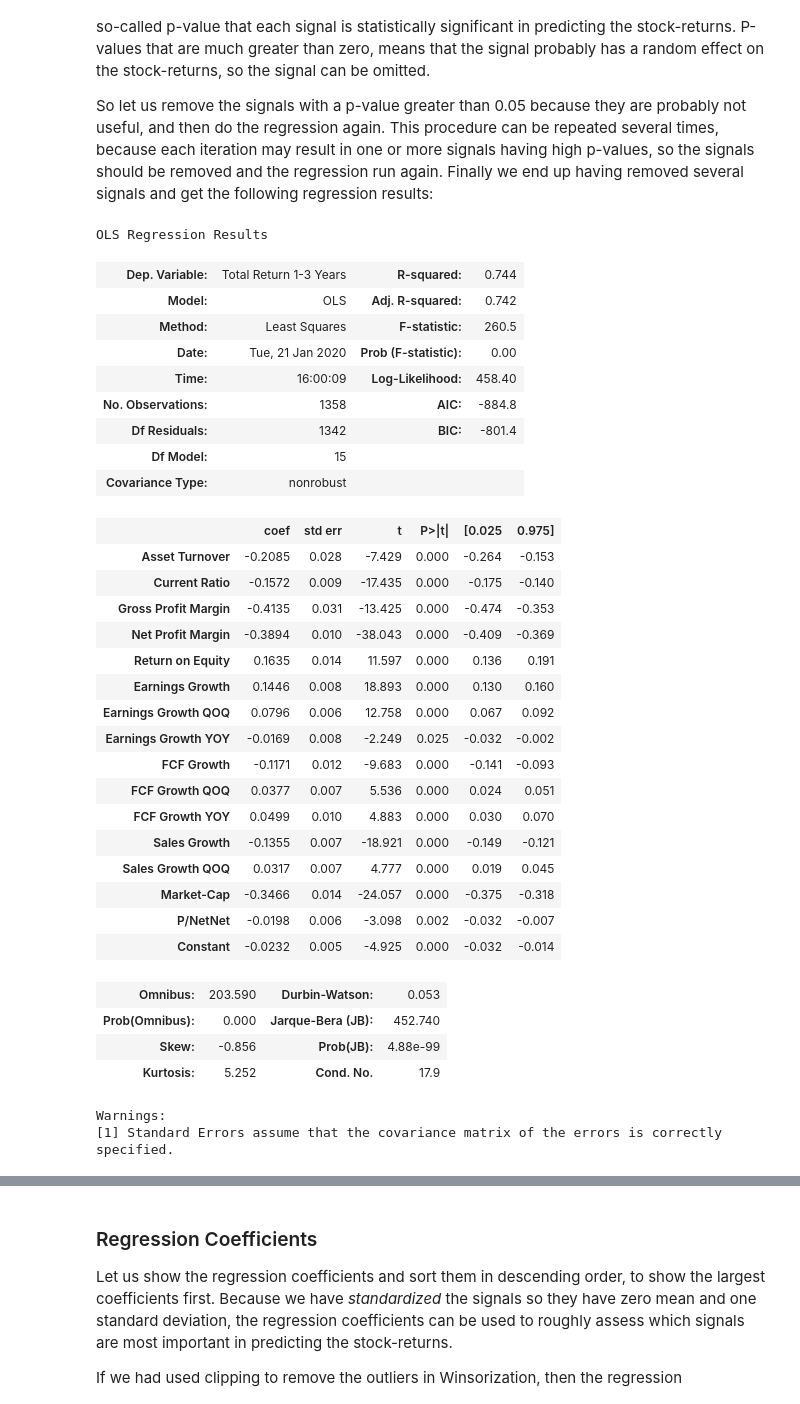
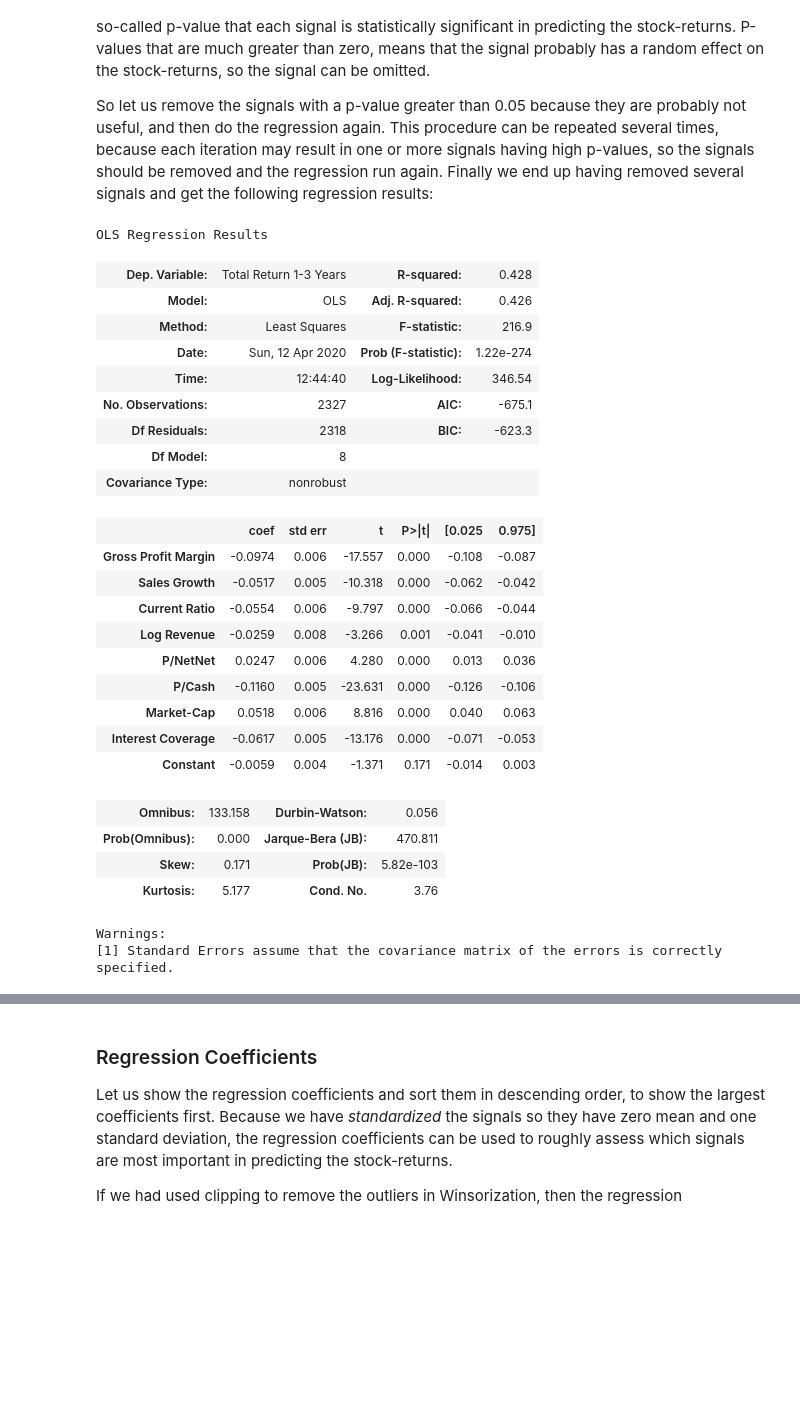
Before and after one commit to SimFin/simfin-tutorials, a Jupyter notebook: 08_Statistical_Analysis.ipynb, the cells around one changed output, grey strips where cells are left out. Drawn from its saved outputs; the diff is of its cells as text; code cells hidden in the pictures; blank space fills up the shorter version.

```diff
--- a/08_Statistical_Analysis.ipynb
+++ b/08_Statistical_Analysis.ipynb
@@ -516,3 +478,0 @@ So let us remove the P/NCAV, P/Book, P/Sales, ROA, and Earnings Yield from the s
-# %%
-columns = [P_NCAV, P_BOOK, P_SALES, ROA, EARNINGS_YIELD]
-df_sig_rets = df_sig_rets.drop(columns=columns)
@@ -618,48 +597,42 @@ Then we look at the column named "P>|t|" in the regression results shown above.
 
 So let us remove the signals with a p-value greater than 0.05 because they are probably not useful, and then do the regression again. This procedure can be repeated several times, because each iteration may result in one or more signals having high p-values, so the signals should be removed and the regression run again. Finally we end up having removed several signals and get the following regression results:
 # %%
-# Remove the signals that are statistically insignificant
-# because they have high p-values in the regression above.
-columns = [P_FCF, PE, SALES_GROWTH_YOY, FCF_YIELD]
-df_sig_rets2 = df_sig_rets.drop(columns=columns)
+# Only use some of the signals.
+columns = [TOTAL_RETURN_1_3Y, GROSS_PROFIT_MARGIN, SALES_GROWTH,
+           CURRENT_RATIO, LOG_REVENUE, P_NETNET, P_CASH,
+           MARKET_CAP, INTEREST_COVERAGE]
+df = df_sig_rets[columns]
 
 # Perform the Linear Regression again using remaining signals.
-model2 = regression(df=df_sig_rets2)
+model2 = regression(df=df)
 
 # Show the results.
 model2.summary()
 # %% [output]
 OLS Regression Results
-| Dep. Variable: | Total Return 1-3 Years | R-squared: | 0.744 |
-| Model: | OLS | Adj. R-squared: | 0.742 |
-| Method: | Least Squares | F-statistic: | 260.5 |
-| Date: | Tue, 21 Jan 2020 | Prob (F-statistic): | 0.00 |
-| Time: | 16:00:09 | Log-Likelihood: | 458.40 |
-| No. Observations: | 1358 | AIC: | -884.8 |
-| Df Residuals: | 1342 | BIC: | -801.4 |
-| Df Model: | 15 |  |  |
+| Dep. Variable: | Total Return 1-3 Years | R-squared: | 0.428 |
+| Model: | OLS | Adj. R-squared: | 0.426 |
+| Method: | Least Squares | F-statistic: | 216.9 |
+| Date: | Sun, 12 Apr 2020 | Prob (F-statistic): | 1.22e-274 |
+| Time: | 12:44:40 | Log-Likelihood: | 346.54 |
+| No. Observations: | 2327 | AIC: | -675.1 |
+| Df Residuals: | 2318 | BIC: | -623.3 |
+| Df Model: | 8 |  |  |
 | Covariance Type: | nonrobust |  |  |
 |  | coef | std err | t | P>|t| | [0.025 | 0.975] |
-| Asset Turnover | -0.2085 | 0.028 | -7.429 | 0.000 | -0.264 | -0.153 |
-| Current Ratio | -0.1572 | 0.009 | -17.435 | 0.000 | -0.175 | -0.140 |
-| Gross Profit Margin | -0.4135 | 0.031 | -13.425 | 0.000 | -0.474 | -0.353 |
-| Net Profit Margin | -0.3894 | 0.010 | -38.043 | 0.000 | -0.409 | -0.369 |
-| Return on Equity | 0.1635 | 0.014 | 11.597 | 0.000 | 0.136 | 0.191 |
-| Earnings Growth | 0.1446 | 0.008 | 18.893 | 0.000 | 0.130 | 0.160 |
-| Earnings Growth QOQ | 0.0796 | 0.006 | 12.758 | 0.000 | 0.067 | 0.092 |
-| Earnings Growth YOY | -0.0169 | 0.008 | -2.249 | 0.025 | -0.032 | -0.002 |
-| FCF Growth | -0.1171 | 0.012 | -9.683 | 0.000 | -0.141 | -0.093 |
-| FCF Growth QOQ | 0.0377 | 0.007 | 5.536 | 0.000 | 0.024 | 0.051 |
-| FCF Growth YOY | 0.0499 | 0.010 | 4.883 | 0.000 | 0.030 | 0.070 |
-| Sales Growth | -0.1355 | 0.007 | -18.921 | 0.000 | -0.149 | -0.121 |
-| Sales Growth QOQ | 0.0317 | 0.007 | 4.777 | 0.000 | 0.019 | 0.045 |
-| Market-Cap | -0.3466 | 0.014 | -24.057 | 0.000 | -0.375 | -0.318 |
-| P/NetNet | -0.0198 | 0.006 | -3.098 | 0.002 | -0.032 | -0.007 |
-| Constant | -0.0232 | 0.005 | -4.925 | 0.000 | -0.032 | -0.014 |
+| Gross Profit Margin | -0.0974 | 0.006 | -17.557 | 0.000 | -0.108 | -0.087 |
+| Sales Growth | -0.0517 | 0.005 | -10.318 | 0.000 | -0.062 | -0.042 |
+| Current Ratio | -0.0554 | 0.006 | -9.797 | 0.000 | -0.066 | -0.044 |
+| Log Revenue | -0.0259 | 0.008 | -3.266 | 0.001 | -0.041 | -0.010 |
+| P/NetNet | 0.0247 | 0.006 | 4.280 | 0.000 | 0.013 | 0.036 |
+| P/Cash | -0.1160 | 0.005 | -23.631 | 0.000 | -0.126 | -0.106 |
+| Market-Cap | 0.0518 | 0.006 | 8.816 | 0.000 | 0.040 | 0.063 |
+| Interest Coverage | -0.0617 | 0.005 | -13.176 | 0.000 | -0.071 | -0.053 |
+| Constant | -0.0059 | 0.004 | -1.371 | 0.171 | -0.014 | 0.003 |
-| Omnibus: | 203.590 | Durbin-Watson: | 0.053 |
-| Prob(Omnibus): | 0.000 | Jarque-Bera (JB): | 452.740 |
-| Skew: | -0.856 | Prob(JB): | 4.88e-99 |
-| Kurtosis: | 5.252 | Cond. No. | 17.9 |
+| Omnibus: | 133.158 | Durbin-Watson: | 0.056 |
+| Prob(Omnibus): | 0.000 | Jarque-Bera (JB): | 470.811 |
+| Skew: | 0.171 | Prob(JB): | 5.82e-103 |
+| Kurtosis: | 5.177 | Cond. No. | 3.76 |
 Warnings:
 [1] Standard Errors assume that the covariance matrix of the errors is correctly specified.
 # %% [markdown]
```
Also changed, not shown: parts of 54 cells of this notebook.
